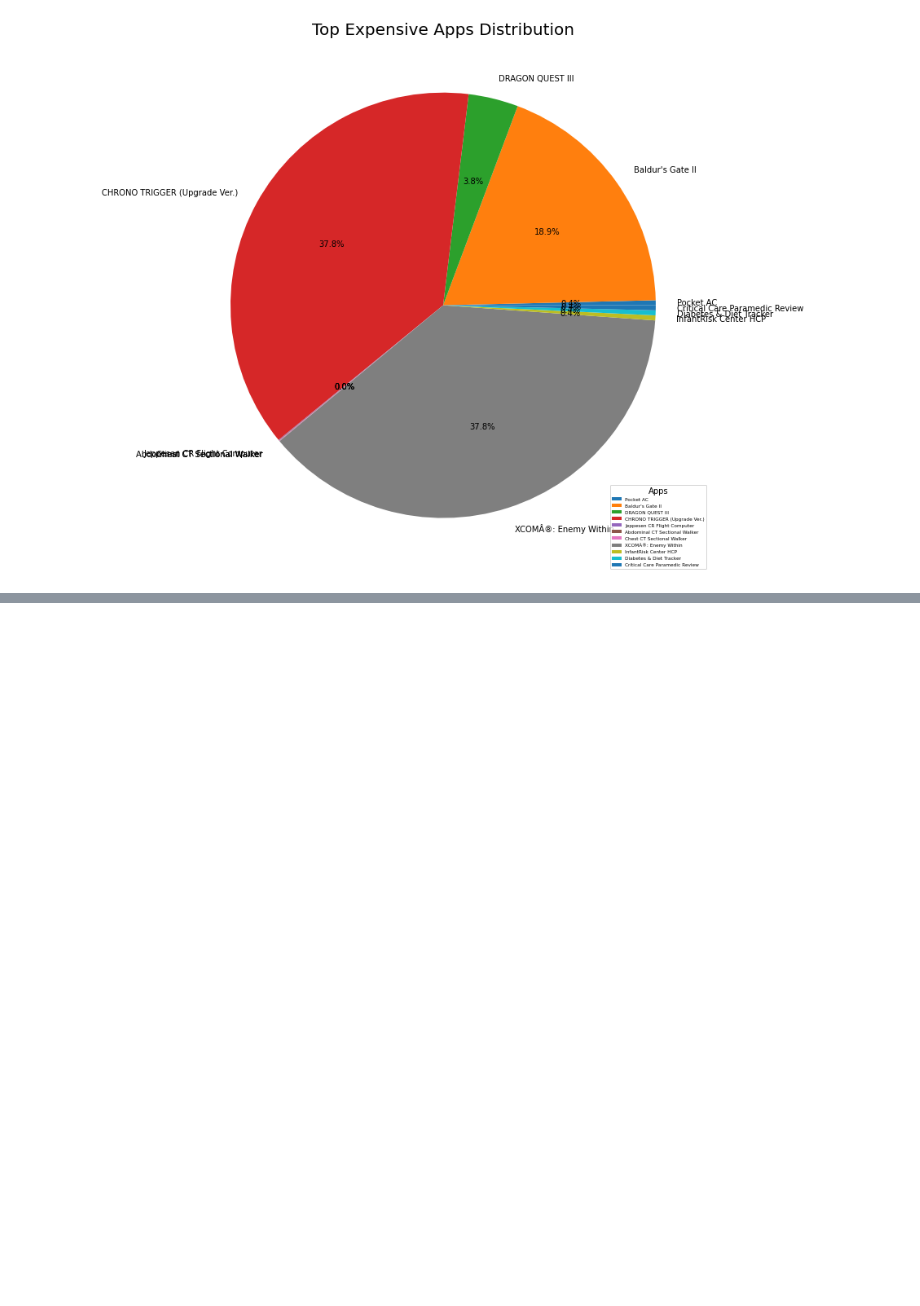
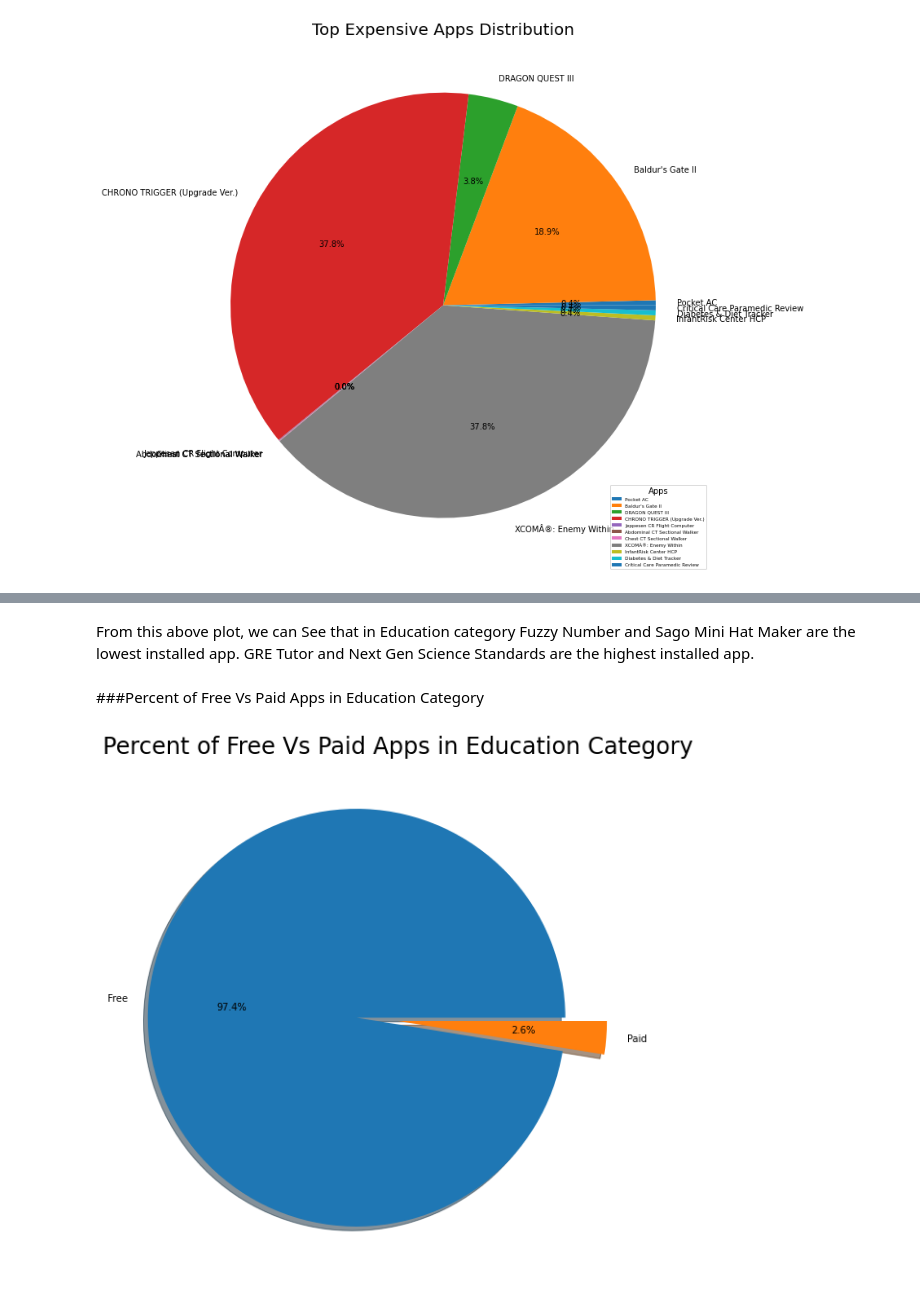
Before and after one commit to Amankr351/Play-Store-Review-Analysis, a Jupyter notebook: Aman_EDA_Project.ipynb, the cells around one changed output, grey strips where cells are left out. Saved outputs shown, nothing was run; the diff lists cells and outputs as text; code cells hidden in the pictures; blank space fills up the shorter version.

```diff
--- a/Aman_EDA_Project.ipynb
+++ b/Aman_EDA_Project.ipynb
@@ -252,0 +315,13 @@ plt.legend(top10PaidApps.App,
+# %% [markdown]
+From this above plot, we can See that in Education category Fuzzy Number and Sago Mini Hat Maker are the lowest installed app. GRE Tutor and Next Gen Science Standards are the highest installed app.
+# %% [markdown]
+###Percent of Free Vs Paid Apps in Education Category
+# %%
+plt.figure(figsize=(10,10))                                        #Free Vs Paid Apps in Education Category.
+labels_2 = lowest['Type'].value_counts(sort = True).index
+sizes = lowest['Type'].value_counts(sort = True)
+myexplode_2 = [0.2, 0]
+plt.pie(sizes,  labels=labels_2, explode = myexplode_2, autopct='%1.1f%%', shadow=True)
+plt.title('Percent of Free Vs Paid Apps in Education Category', size = 24);
+# %% [output]
+[figure, added]
```
Also changed, not shown: parts of 33 cells of this notebook.
